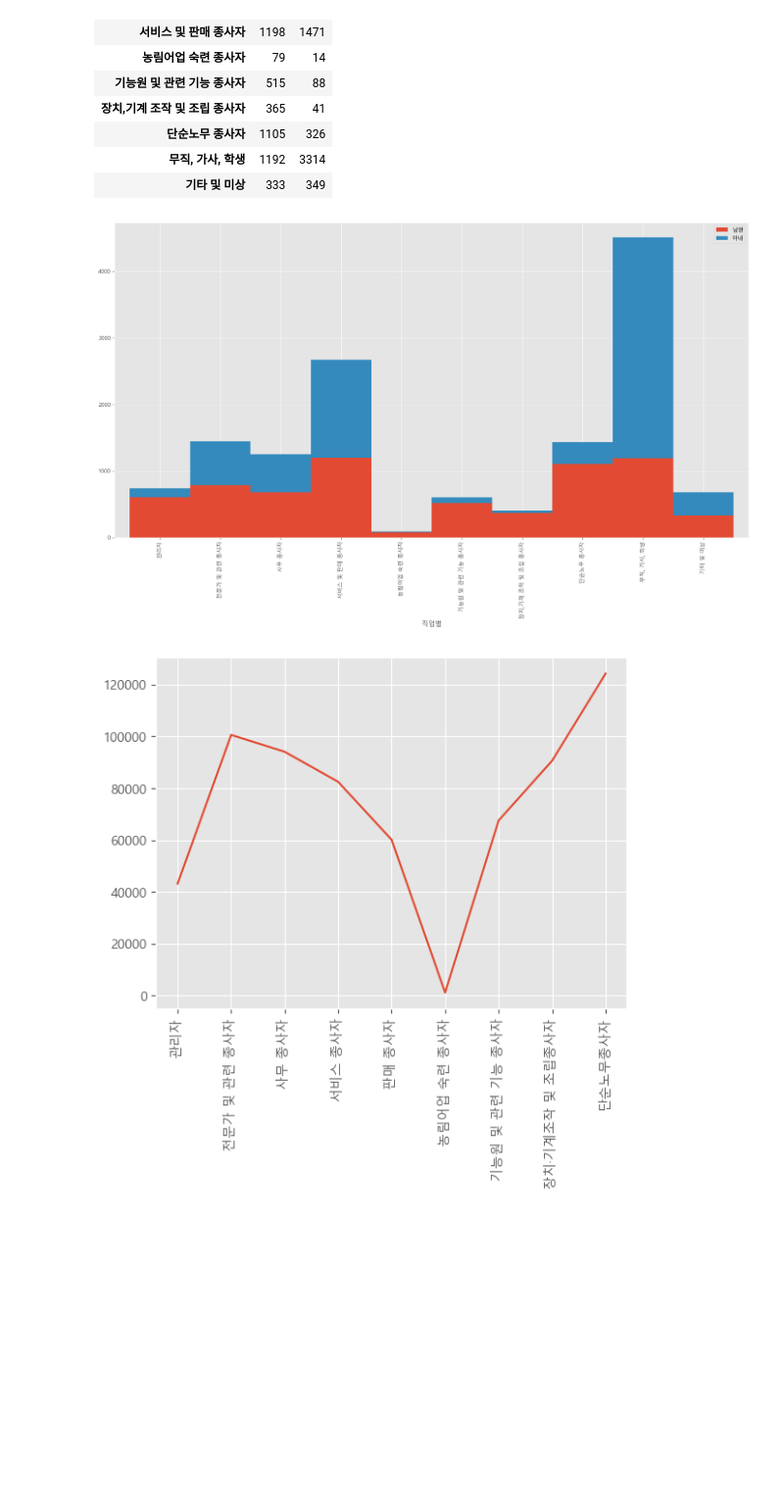
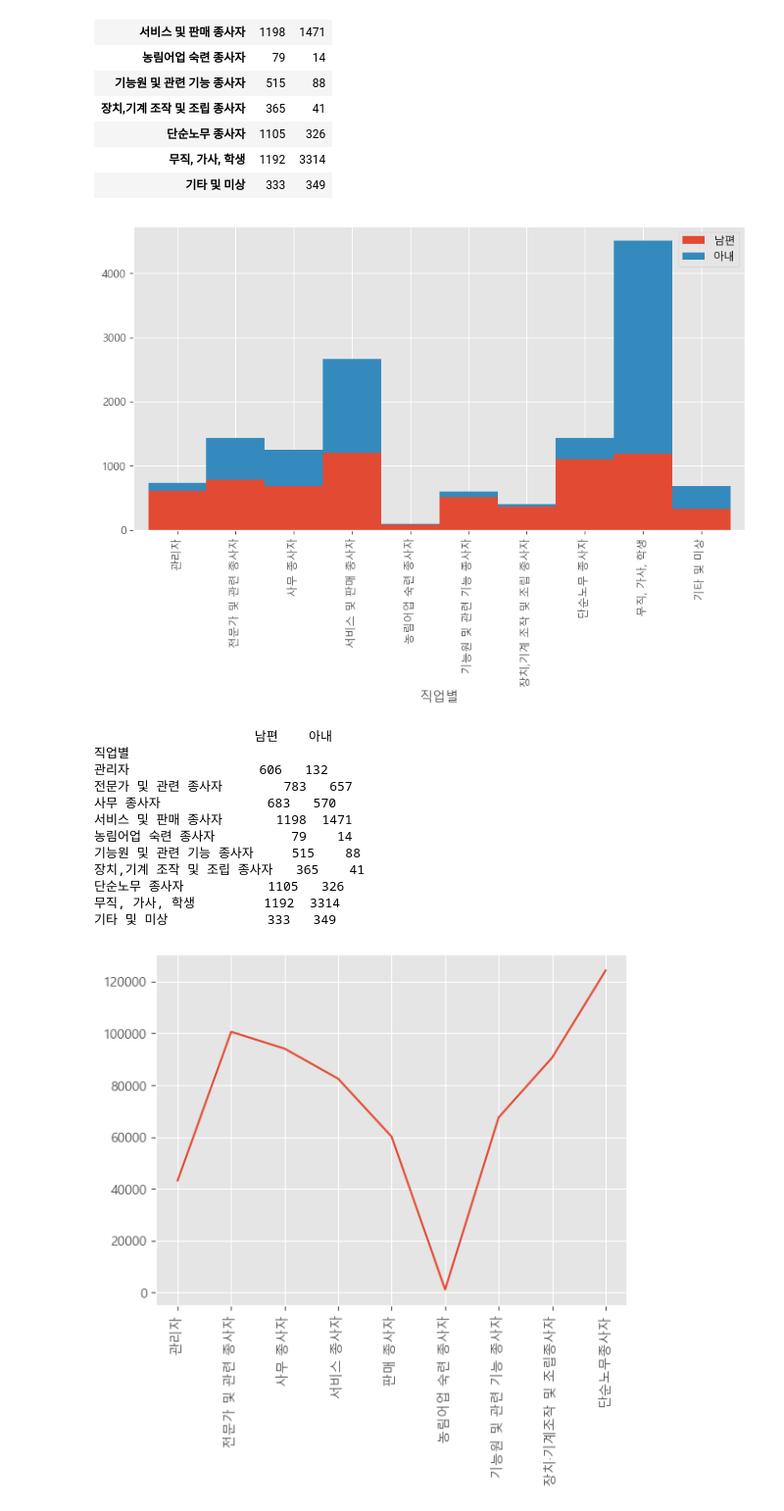
Before and after one commit to jakekwon1/semi-, a Jupyter notebook: 통계/work.ipynb, the cells around one changed output. Shown: that part at 98% size. Drawn from its saved outputs; the diff is of its cells as text; code cells hidden in the pictures; blank space fills up the shorter version.

```diff
--- a/통계/work.ipynb
+++ b/통계/work.ipynb
@@ -60,20 +64,33 @@ df4
 # %%
 df4=df4.iloc[1:]
 df4=df4.astype(int)
 # df4_male=df4.iloc[:,[0]]
 # df4_female=df4.iloc[:,[1]]
 # df4_male=df4_male.astype(int)
 # df4_female=df4_female.astype(int)
 
 plt.style.use('ggplot')
-ax= df4[['남편','아내']].plot(kind='bar',figsize=(20,10),width=1,stacked=True)
+ax= df4[['남편','아내']].plot(kind='bar',figsize=(10,5),width=1,stacked=True)
 
 # print(df4_male)
 # print(df4)
 # print(df4_female)
 plt.show()
+print(df4)
 # %% [output]
-[figure, old version]
+[figure, new version]
+                     남편    아내
+직업별
+관리자                 606   132
+전문가 및 관련 종사자        783   657
+사무 종사자              683   570
+서비스 및 판매 종사자       1198  1471
+농림어업 숙련 종사자          79    14
+기능원 및 관련 기능 종사자     515    88
+장치,기계 조작 및 조립 종사자   365    41
+단순노무 종사자           1105   326
+무직, 가사, 학생         1192  3314
+기타 및 미상             333   349
 # %%
 df1.set_index('직업별',inplace=True)
 lista =df1.iloc[0,:]
```
Also changed, not shown: parts of 4 cells of this notebook, 5 other files.
